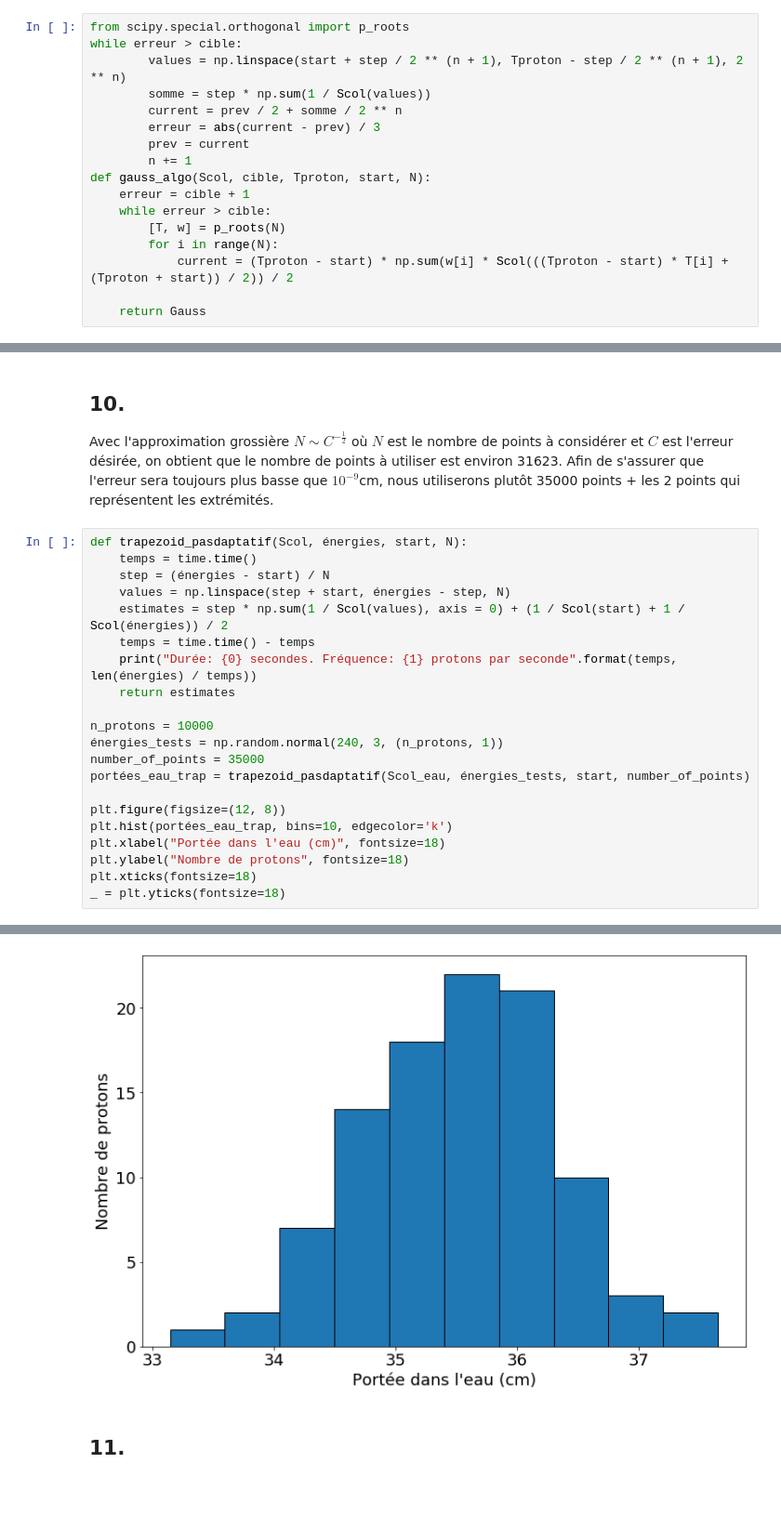
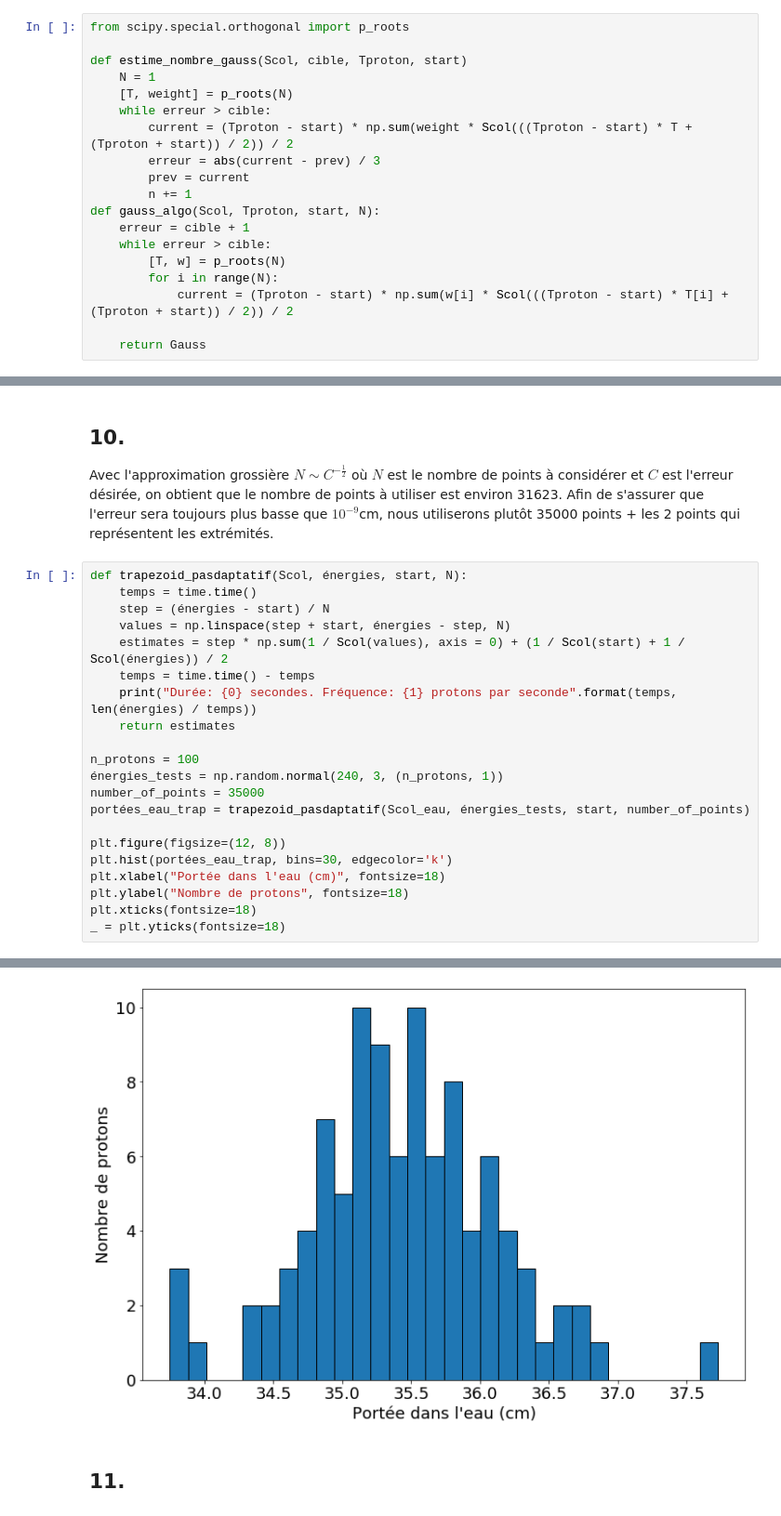
Before and after one commit to gahem1/Physique_Numerique, a Jupyter notebook: TP1_Gabriel_Hemond_Meriem_Khalfoun.ipynb, the cells around one changed output, grey strips where cells are left out. Shown at 93% size. Drawn from its saved outputs; the diff is of its cells as text.

```diff
--- a/TP1_Gabriel_Hemond_Meriem_Khalfoun.ipynb
+++ b/TP1_Gabriel_Hemond_Meriem_Khalfoun.ipynb
@@ -267,14 +267,16 @@ L'erreur selon cette équation est de 1.874274135483943e-08cm
 ## 9.
 # %%
 from scipy.special.orthogonal import p_roots
-while erreur > cible:
-        values = np.linspace(start + step / 2 ** (n + 1), Tproton - step / 2 ** (n + 1), 2 ** n)
-        somme = step * np.sum(1 / Scol(values))
-        current = prev / 2 + somme / 2 ** n
+
+def estime_nombre_gauss(Scol, cible, Tproton, start)
+    N = 1
+    [T, weight] = p_roots(N)
+    while erreur > cible:
+        current = (Tproton - start) * np.sum(weight * Scol(((Tproton - start) * T + (Tproton + start)) / 2)) / 2
         erreur = abs(current - prev) / 3
         prev = current
         n += 1
-def gauss_algo(Scol, cible, Tproton, start, N):
+def gauss_algo(Scol, Tproton, start, N):
     erreur = cible + 1
     while erreur > cible:
         [T, w] = p_roots(N)
@@ -297,13 +299,13 @@ def trapezoid_pasdaptatif(Scol, énergies, start, N):
     print("Durée: {0} secondes. Fréquence: {1} protons par seconde".format(temps, len(énergies) / temps))
     return estimates
 
-n_protons = 10000
+n_protons = 100
 énergies_tests = np.random.normal(240, 3, (n_protons, 1))
 number_of_points = 35000
 portées_eau_trap = trapezoid_pasdaptatif(Scol_eau, énergies_tests, start, number_of_points)
 
 plt.figure(figsize=(12, 8))
-plt.hist(portées_eau_trap, bins=10, edgecolor='k')
+plt.hist(portées_eau_trap, bins=30, edgecolor='k')
 plt.xlabel("Portée dans l'eau (cm)", fontsize=18)
 plt.ylabel("Nombre de protons", fontsize=18)
 plt.xticks(fontsize=18)
@@ -313,4 +315,4 @@ Durée: 12.432432174682617 secondes. Fréquence: 8.043478427627365 protons par s
-[figure, old version]
+[figure, new version]
 # %% [markdown]
 ## 11.
 # %%
```
Also changed, not shown: parts of 4 cells of this notebook.
